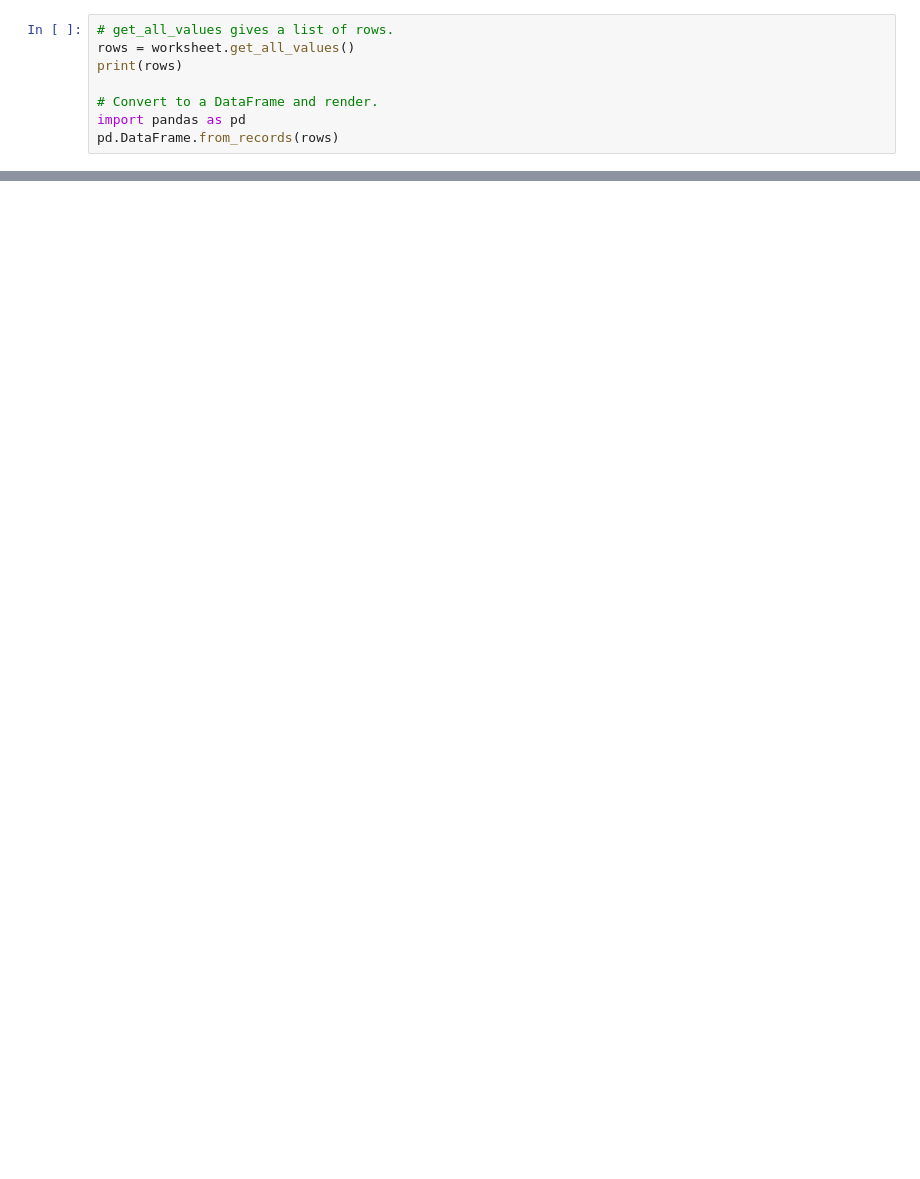
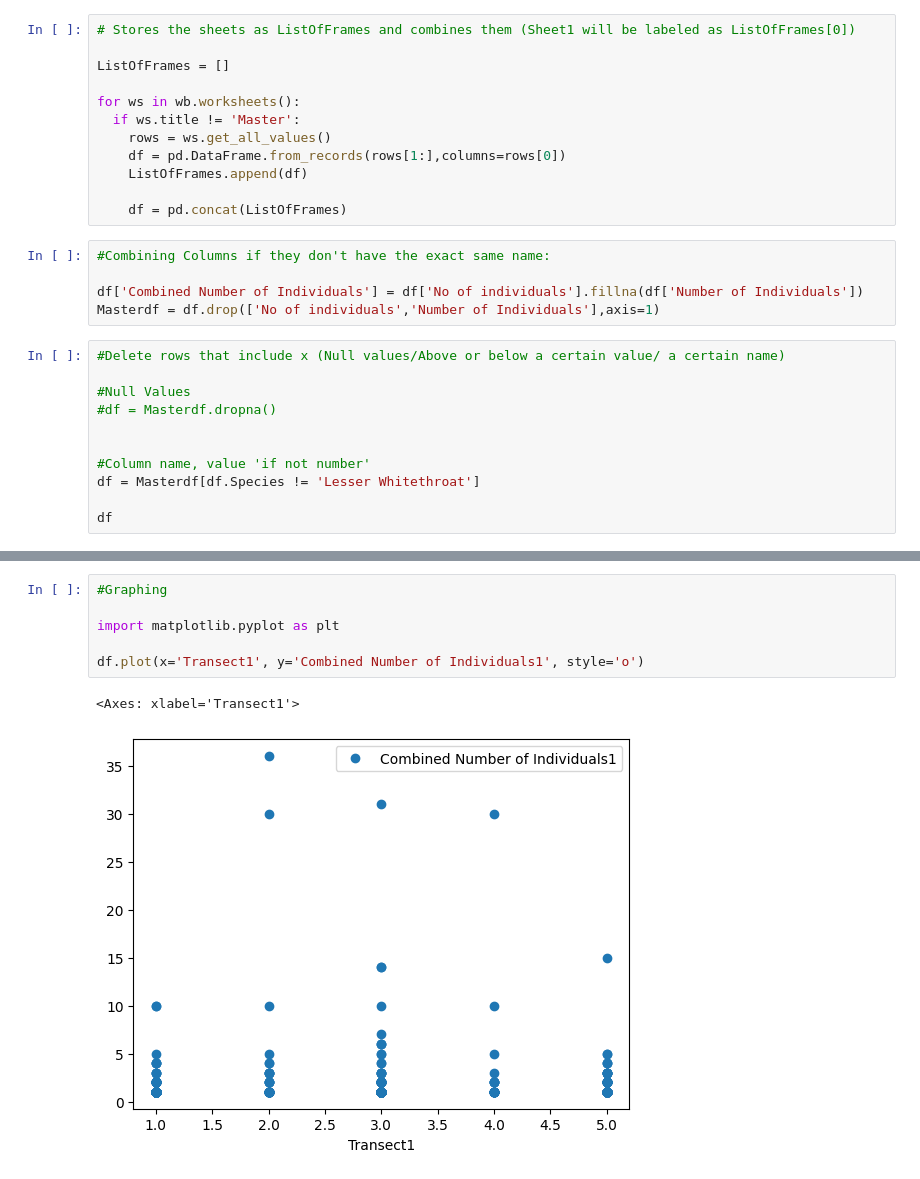
Before and after one commit to ViviennePetracca/MST-Data-Analysis, a Jupyter notebook: Research_Project.ipynb, the cells around one changed output, grey strips where cells are left out. Saved outputs shown, nothing was run; the diff lists cells and outputs as text; blank space fills up the shorter version.

```diff
--- a/Research_Project.ipynb
+++ b/Research_Project.ipynb
@@ -33,8 +31,28 @@ Master
-# %%
-# get_all_values gives a list of rows.
-rows = worksheet.get_all_values()
-print(rows)
-
-# Convert to a DataFrame and render.
-import pandas as pd
-pd.DataFrame.from_records(rows)
+# %%
+# Stores the sheets as ListOfFrames and combines them (Sheet1 will be labeled as ListOfFrames[0])
+
+ListOfFrames = []
+
+for ws in wb.worksheets():
+  if ws.title != 'Master':
+    rows = ws.get_all_values()
+    df = pd.DataFrame.from_records(rows[1:],columns=rows[0])
+    ListOfFrames.append(df)
+
+    df = pd.concat(ListOfFrames)
+# %%
+#Combining Columns if they don't have the exact same name:
+
+df['Combined Number of Individuals'] = df['No of individuals'].fillna(df['Number of Individuals'])
+Masterdf = df.drop(['No of individuals','Number of Individuals'],axis=1)
+# %%
+#Delete rows that include x (Null values/Above or below a certain value/ a certain name)
+
+#Null Values
+#df = Masterdf.dropna()
+
+
+#Column name, value 'if not number'
+df = Masterdf[df.Species != 'Lesser Whitethroat']
+
+df
@@ -40,0 +171,9 @@ pd.DataFrame.from_records(rows)
+# %%
+#Graphing
+
+import matplotlib.pyplot as plt
+
+df.plot(x='Transect1', y='Combined Number of Individuals1', style='o')
+# %% [output]
+<Axes: xlabel='Transect1'>
+[figure, added]
```
Also changed, not shown: parts of 13 cells of this notebook.
